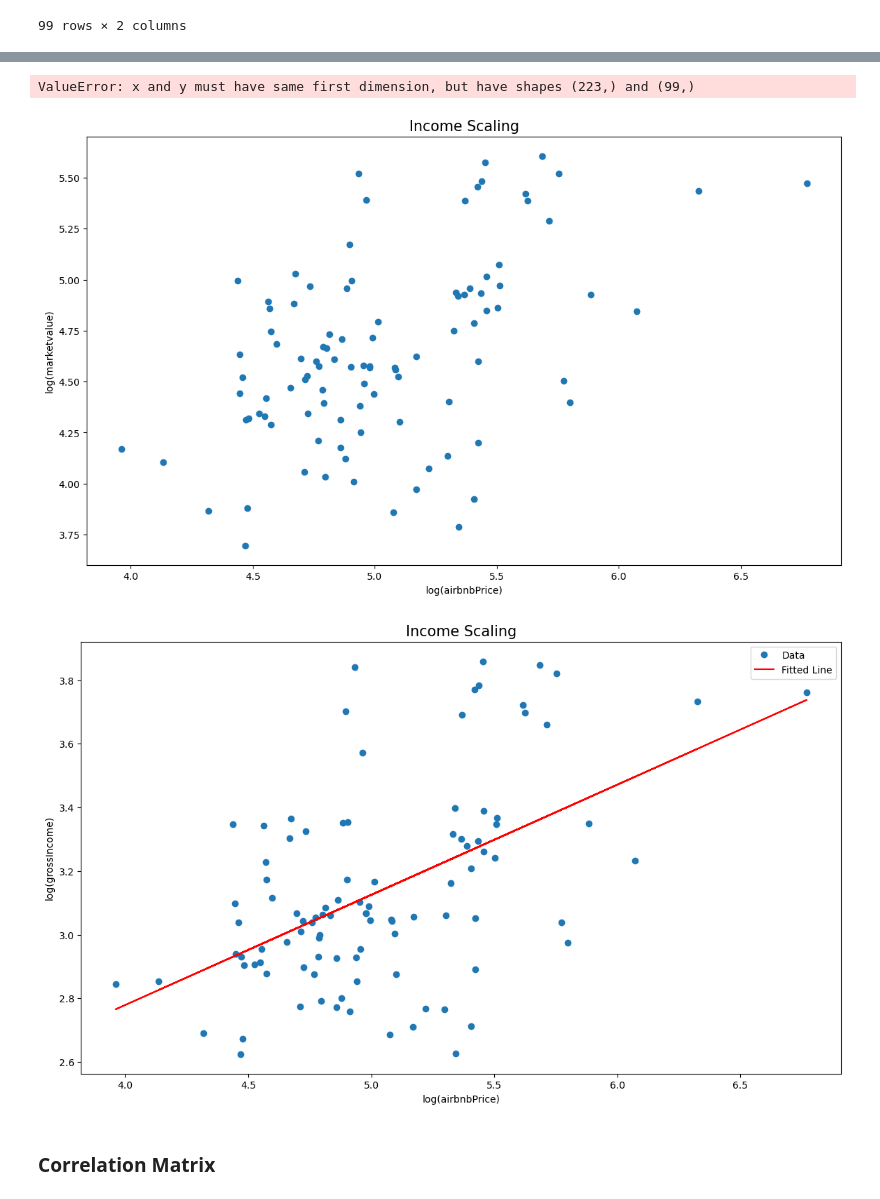
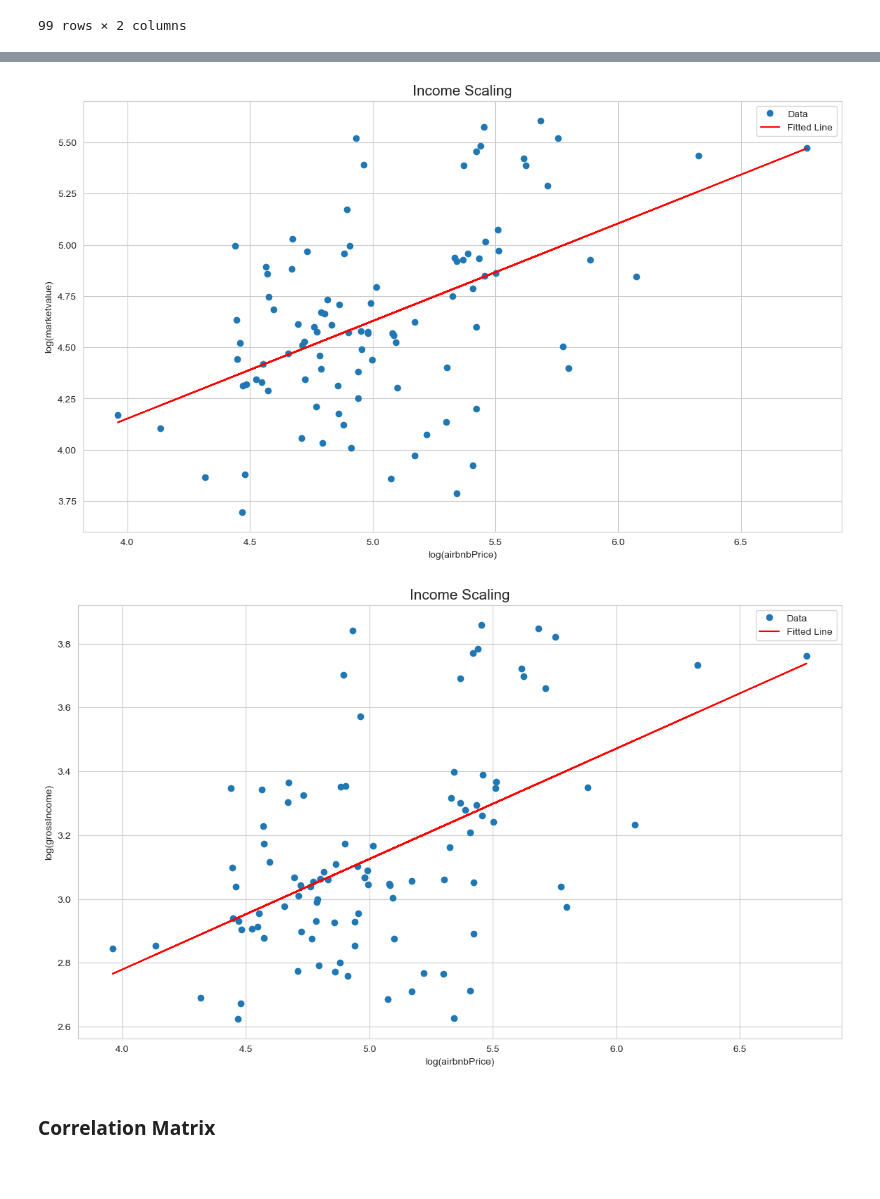
Before and after one commit to colorpool/FinalPro_NYCAirbnb, a Jupyter notebook: Airbnb_2023_11.ipynb, the cells around one changed output, grey strips where cells are left out. Drawn from its saved outputs; the diff is of its cells as text; code cells hidden in the pictures; blank space fills up the shorter version.

```diff
--- a/Airbnb_2023_11.ipynb
+++ b/Airbnb_2023_11.ipynb
@@ -467,18 +557,26 @@ OLS Regression Results
 Notes:
 [1] Standard Errors assume that the covariance matrix of the errors is correctly specified.
 # %%
+logairbnbPrice = np.log(airbnb_neighbor_price['price'])
+logmarketvalue = np.log(filtered_Rental_marketvalue['Market Value per SqFt'])
+
+dataLog = pd.DataFrame({'logairbnbPrice': logairbnbPrice, 'logmarketvalue': logmarketvalue})
+
+dataLog = dataLog.dropna()
+
+lmairbnbPrice = smf.ols('logmarketvalue~logairbnbPrice', data=dataLog).fit()
+
 plt.figure(figsize=(14, 8))
 plt.plot(dataLog['logairbnbPrice'], dataLog['logmarketvalue'], 'o', label='Data')
 plt.title('Income Scaling', fontsize=15)
 plt.xlabel('log(airbnbPrice)')
 plt.ylabel('log(marketvalue)')
 plt.plot(dataLog['logairbnbPrice'], lmairbnbPrice.predict(), '-r', label='Fitted Line')
 plt.legend()
 
 plt.show()
 # %% [output]
-ValueError: x and y must have same first dimension, but have shapes (223,) and (99,)
-[figure, old version]
+[figure, new version]
 # %%
 loggrossIncome = np.log(filtered_Rental_grossIncome['Gross Income per SqFt'])
 
@@ -502,7 +600,7 @@ plt.legend()
 
 plt.show()
 # %% [output]
-[figure, old version]
+[figure, new version]
 # %% [markdown]
 ### Correlation Matrix
 # %%
```
Also changed, not shown: parts of 33 cells of this notebook.
